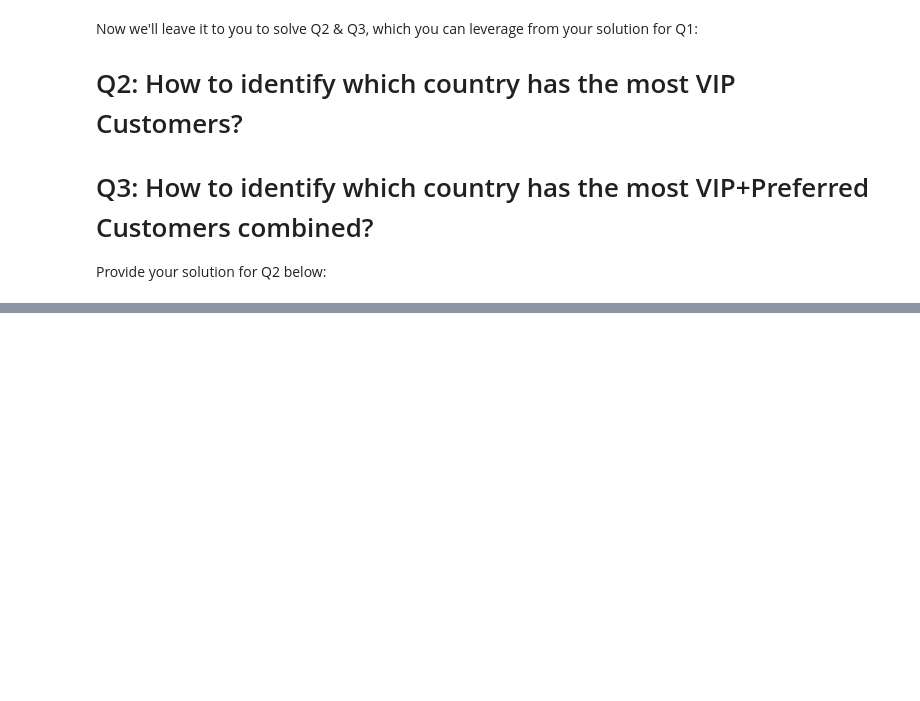
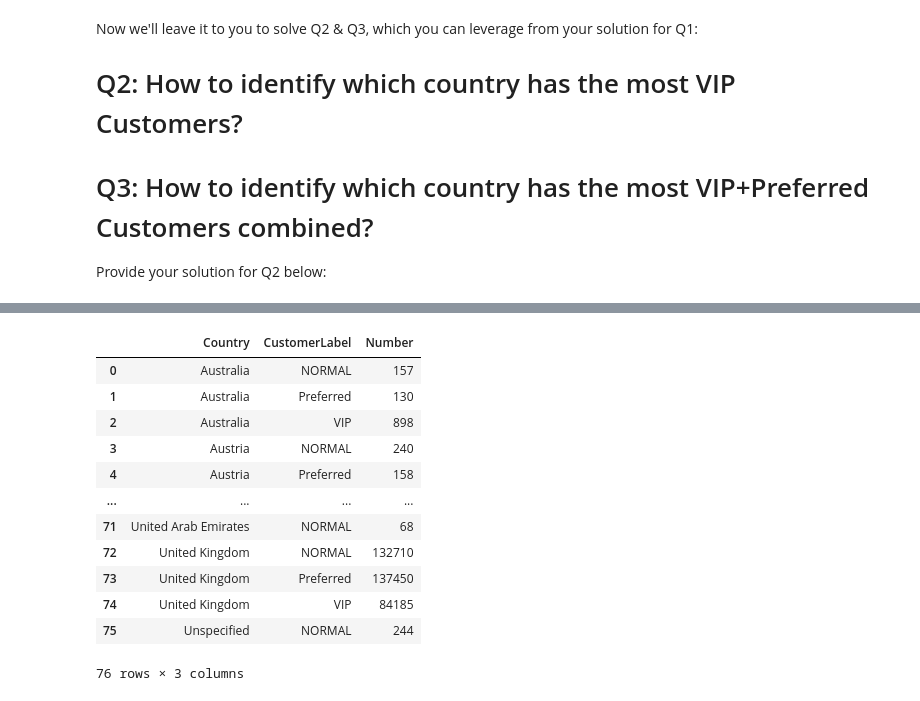
Before and after one commit to Os-f-dev/datamex_012021, a Jupyter notebook: module-2/lab-df-calculation-and-transformation/your-code/challenge-3.ipynb, the cells around one changed output, grey strips where cells are left out. Saved outputs shown, nothing was run; the diff lists cells and outputs as text; code cells hidden in the pictures; blank space fills up the shorter version.

```diff
--- a/module-2/lab-df-calculation-and-transformation/your-code/challenge-3.ipynb
+++ b/module-2/lab-df-calculation-and-transformation/your-code/challenge-3.ipynb
@@ -61,0 +118,3 @@ Provide your solution for Q2 below:
+# %%
+vip_cust=orders_new.groupby(['Country','CustomerLabel']).agg({'Country':'count'})
+vip_cust
@@ -61,0 +136,3 @@ Provide your solution for Q2 below:
+# %%
+vip_cust.rename(columns={'Country':'Number'},inplace=True)
+vip_cust
@@ -61,0 +154,17 @@ Provide your solution for Q2 below:
+# %%
+vip_cust.reset_index(inplace=True)
+vip_cust
+# %% [output]
+|  | Country | CustomerLabel | Number |
+| 0 | Australia | NORMAL | 157 |
+| 1 | Australia | Preferred | 130 |
+| 2 | Australia | VIP | 898 |
+| 3 | Austria | NORMAL | 240 |
+| 4 | Austria | Preferred | 158 |
+| ... | ... | ... | ... |
+| 71 | United Arab Emirates | NORMAL | 68 |
+| 72 | United Kingdom | NORMAL | 132710 |
+| 73 | United Kingdom | Preferred | 137450 |
+| 74 | United Kingdom | VIP | 84185 |
+| 75 | Unspecified | NORMAL | 244 |
+76 rows × 3 columns
```
Also changed, not shown: parts of 10 cells of this notebook, 1 other file.
